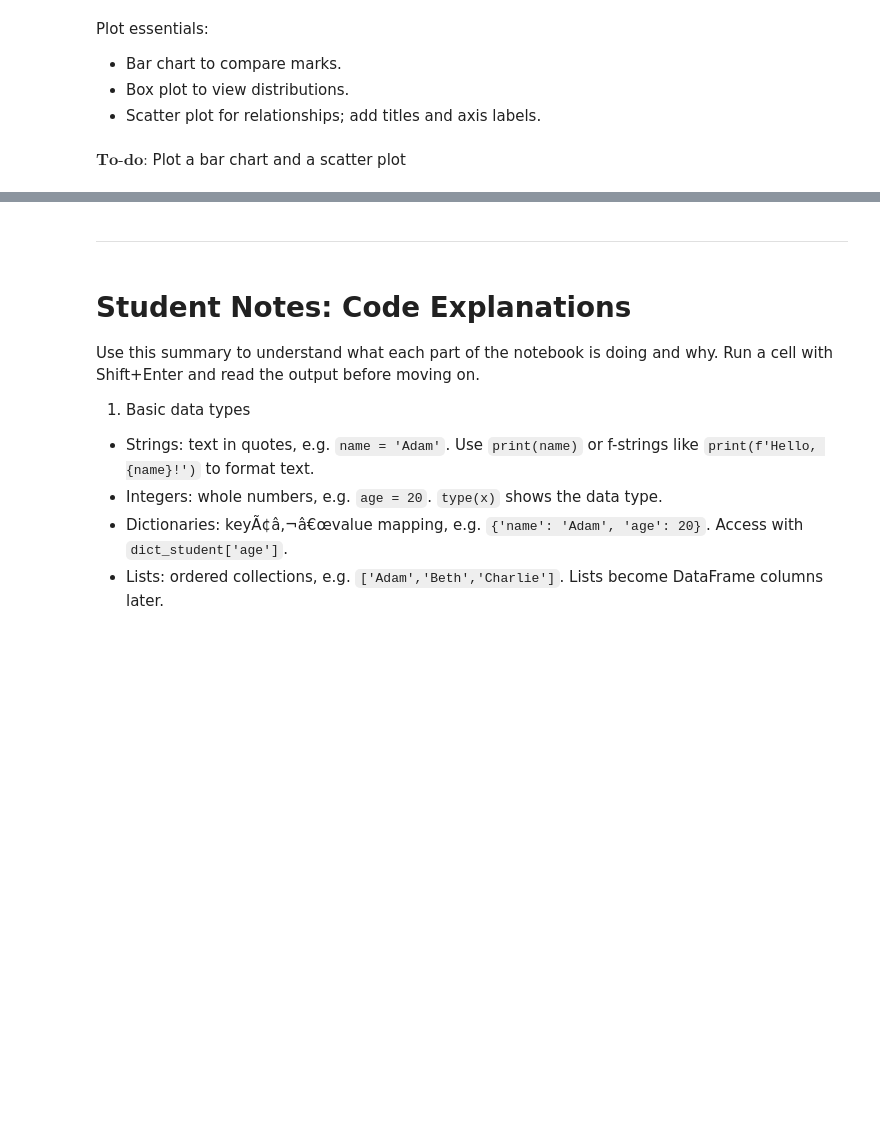
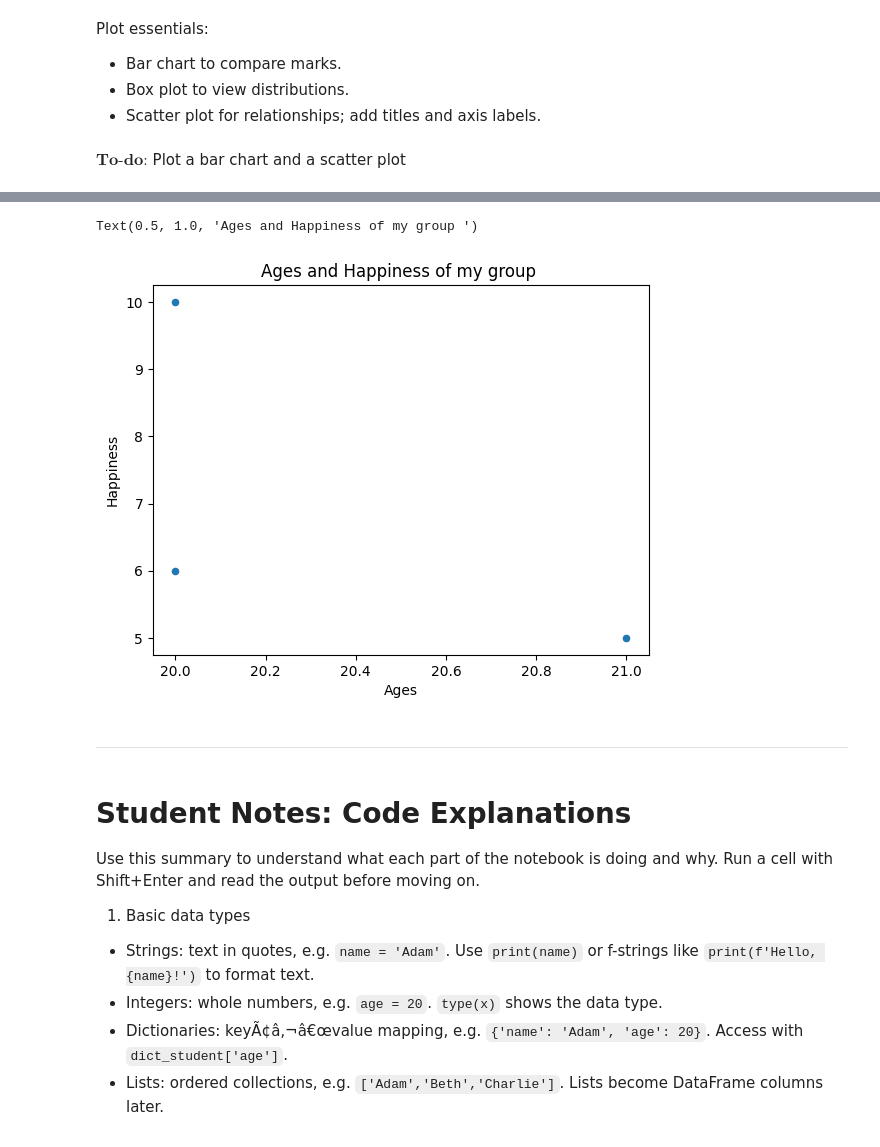
Before and after one commit to HerbDavis20/HerbDavis20.github.io, a Jupyter notebook: python workshop/Exercise1_INTRO.ipynb, the cells around one changed output, grey strips where cells are left out. Saved outputs shown, nothing was run; the diff lists cells and outputs as text; code cells hidden in the pictures; blank space fills up the shorter version.

```diff
--- a/python workshop/Exercise1_INTRO.ipynb
+++ b/python workshop/Exercise1_INTRO.ipynb
@@ -211,5 +333,10 @@ $\textbf{To-do:}$ Plot a bar chart and a scatter plot
 # %%
 # Scatter plot to inspect relationship between two of the variables.
+df_group.plot(kind='scatter', x = "Ages", y = 'Happiness')
+plt.title('Ages and Happiness of my group ')
+# %% [output]
+Text(0.5, 1.0, 'Ages and Happiness of my group ')
+[figure, added]
 # %% [markdown]
 ---
 # %% [markdown]
```
Also changed, not shown: parts of 31 cells of this notebook, 1 other file.
